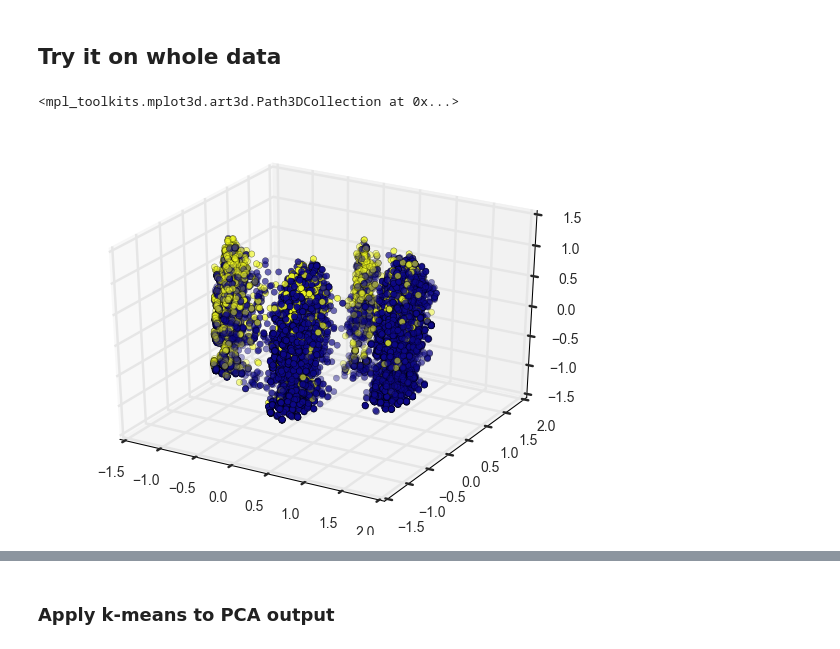
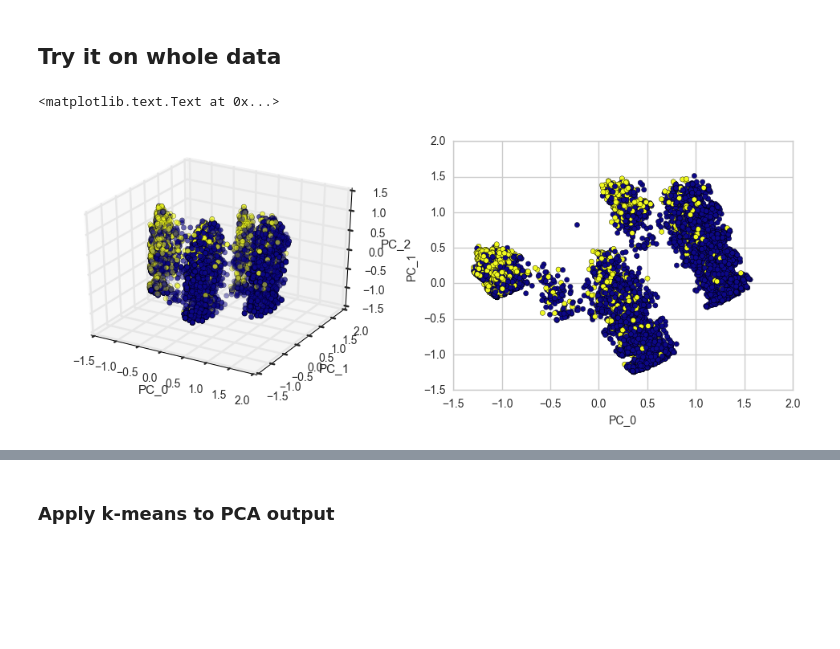
Before and after one commit to truzmeto/UnsupervisedLearning, a Jupyter notebook: k_meanes.ipynb, the cells around one changed output, grey strips where cells are left out. Cells and saved outputs as stored; diff of their text form; code cells hidden in the pictures; blank space fills up the shorter version.

```diff
--- a/k_meanes.ipynb
+++ b/k_meanes.ipynb
@@ -92,14 +123,2 @@ n_features = len(df.columns)
 # %% [markdown]
 ## Try it on whole data
-# %%
-pca_all = PCA(n_components=0.99,  svd_solver = 'full')
-pca_all.fit(df)
-pca_n = pca_all.transform(df)
-#pca_all.n_components_
-
-fig = plt.figure(figsize=(7,5))
-ax = fig.add_subplot(111, projection='3d')
-ax.scatter(pca_n[:,0], pca_n[:,1],pca_n[:,2],c=labels,cmap='plasma')
-# %% [output]
-<mpl_toolkits.mplot3d.art3d.Path3DCollection at 0x...>
-[figure, removed]
@@ -105,0 +131,16 @@ ax.scatter(pca_n[:,0], pca_n[:,1],pca_n[:,2],c=labels,cmap='plasma')
+# %%
+sns.set_style("whitegrid")
+fig = plt.figure(figsize=(12,4))
+ax1 = fig.add_subplot(121, projection='3d')
+ax1.scatter(pca_n[:,0], pca_n[:,1],pca_n[:,2],c=labels,cmap='plasma')
+ax1.set_xlabel('PC_0')
+ax1.set_ylabel('PC_1')
+ax1.set_zlabel('PC_2')
+
+ax2 = fig.add_subplot(122)
+ax2.scatter(pca_n[:,0], pca_n[:,1],c=labels,cmap='plasma')
+plt.xlabel('PC_0', fontsize = 10)
+plt.ylabel('PC_1', fontsize = 10)
+# %% [output]
+<matplotlib.text.Text at 0x...>
+[figure, added]
```
Also changed, not shown: parts of 24 cells of this notebook, 1 other file.
